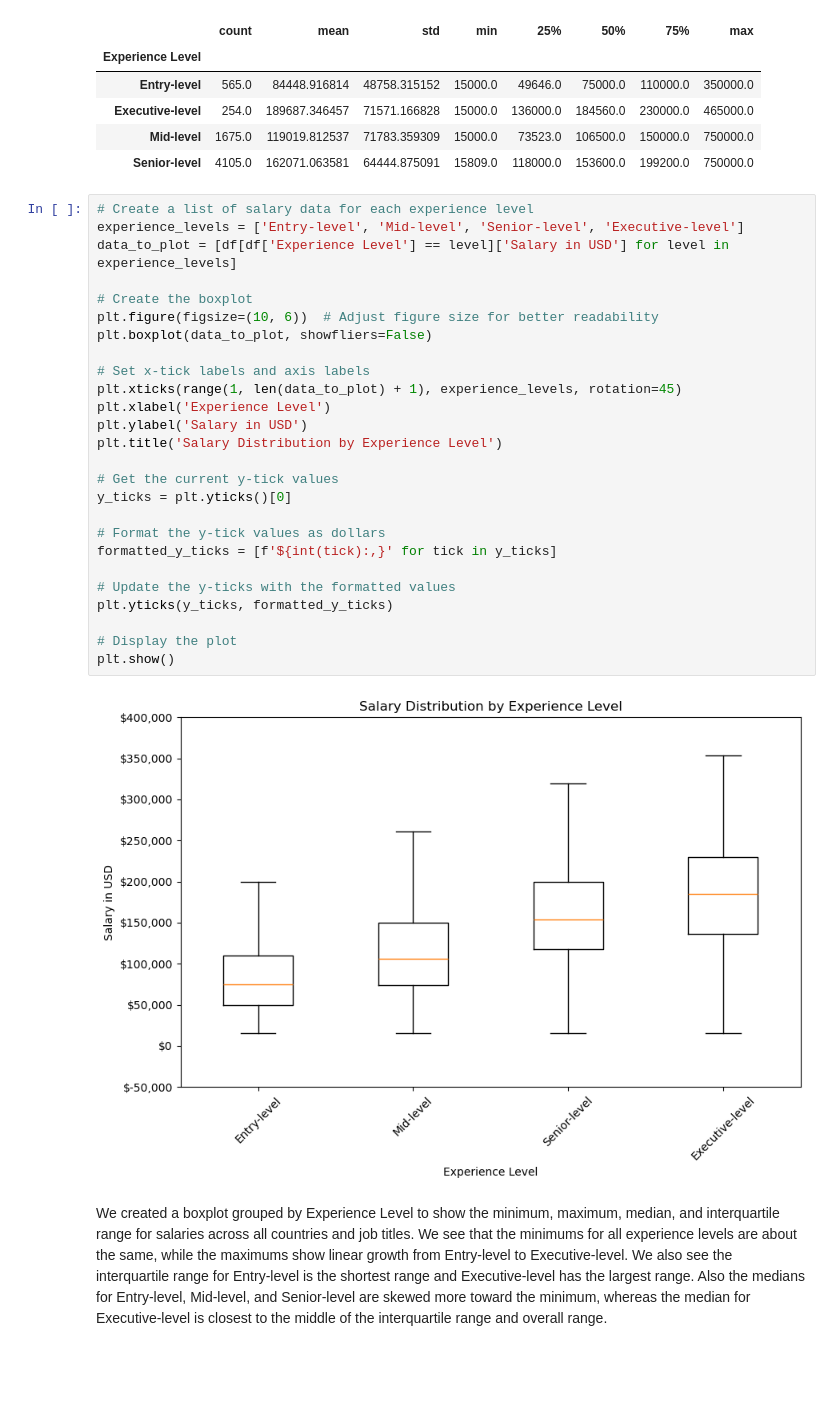
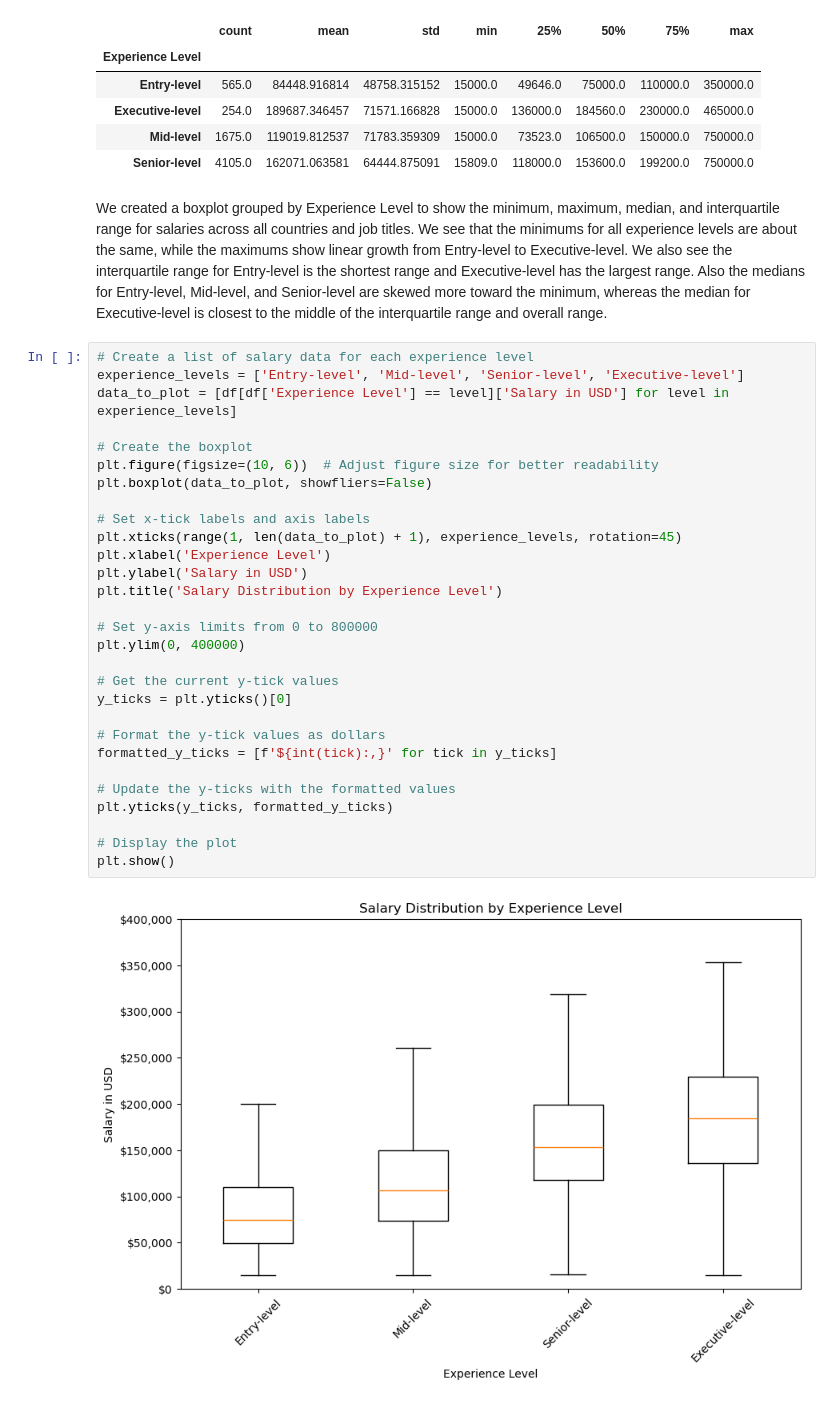
Before and after one commit to sellerstx1982/data_science_salaries, a Jupyter notebook: Data Science Salaries.ipynb, the cells around one changed output. Cells and saved outputs as stored; diff of their text form; blank space fills up the shorter version.

```diff
--- a/Data Science Salaries.ipynb
+++ b/Data Science Salaries.ipynb
@@ -114,33 +117,36 @@ df.groupby('Experience Level')['Salary in USD'].describe()
 | Executive-level | 254.0 | 189687.346457 | 71571.166828 | 15000.0 | 136000.0 | 184560.0 | 230000.0 | 465000.0 |
 | Mid-level | 1675.0 | 119019.812537 | 71783.359309 | 15000.0 | 73523.0 | 106500.0 | 150000.0 | 750000.0 |
 | Senior-level | 4105.0 | 162071.063581 | 64444.875091 | 15809.0 | 118000.0 | 153600.0 | 199200.0 | 750000.0 |
-# %%
-# Create a list of salary data for each experience level
-experience_levels = ['Entry-level', 'Mid-level', 'Senior-level', 'Executive-level']
-data_to_plot = [df[df['Experience Level'] == level]['Salary in USD'] for level in experience_levels]
-
-# Create the boxplot
-plt.figure(figsize=(10, 6))  # Adjust figure size for better readability
-plt.boxplot(data_to_plot, showfliers=False)
-
-# Set x-tick labels and axis labels
-plt.xticks(range(1, len(data_to_plot) + 1), experience_levels, rotation=45)
-plt.xlabel('Experience Level')
-plt.ylabel('Salary in USD')
-plt.title('Salary Distribution by Experience Level')
-
-# Get the current y-tick values
-y_ticks = plt.yticks()[0]
-
-# Format the y-tick values as dollars
-formatted_y_ticks = [f'${int(tick):,}' for tick in y_ticks]
-
-# Update the y-ticks with the formatted values
-plt.yticks(y_ticks, formatted_y_ticks)
-
-# Display the plot
-plt.show()
-# %% [output]
-[figure, removed]
 # %% [markdown]
 We created a boxplot grouped by Experience Level to show the minimum, maximum, median, and interquartile range for salaries across all countries and job titles. We see that the minimums for all experience levels are about the same, while the maximums show linear growth from Entry-level to Executive-level. We also see the interquartile range for Entry-level is the shortest range and Executive-level has the largest range. Also the medians for Entry-level, Mid-level, and Senior-level are skewed more toward the minimum, whereas the median for Executive-level is closest to the middle of the interquartile range and overall range.
+# %%
+# Create a list of salary data for each experience level
+experience_levels = ['Entry-level', 'Mid-level', 'Senior-level', 'Executive-level']
+data_to_plot = [df[df['Experience Level'] == level]['Salary in USD'] for level in experience_levels]
+
+# Create the boxplot
+plt.figure(figsize=(10, 6))  # Adjust figure size for better readability
+plt.boxplot(data_to_plot, showfliers=False)
+
+# Set x-tick labels and axis labels
+plt.xticks(range(1, len(data_to_plot) + 1), experience_levels, rotation=45)
+plt.xlabel('Experience Level')
+plt.ylabel('Salary in USD')
+plt.title('Salary Distribution by Experience Level')
+
+# Set y-axis limits from 0 to 800000
+plt.ylim(0, 400000)
+
+# Get the current y-tick values
+y_ticks = plt.yticks()[0]
+
+# Format the y-tick values as dollars
+formatted_y_ticks = [f'${int(tick):,}' for tick in y_ticks]
+
+# Update the y-ticks with the formatted values
+plt.yticks(y_ticks, formatted_y_ticks)
+
+# Display the plot
+plt.show()
+# %% [output]
+[figure, added]
```
Also changed, not shown: parts of 4 cells of this notebook.
